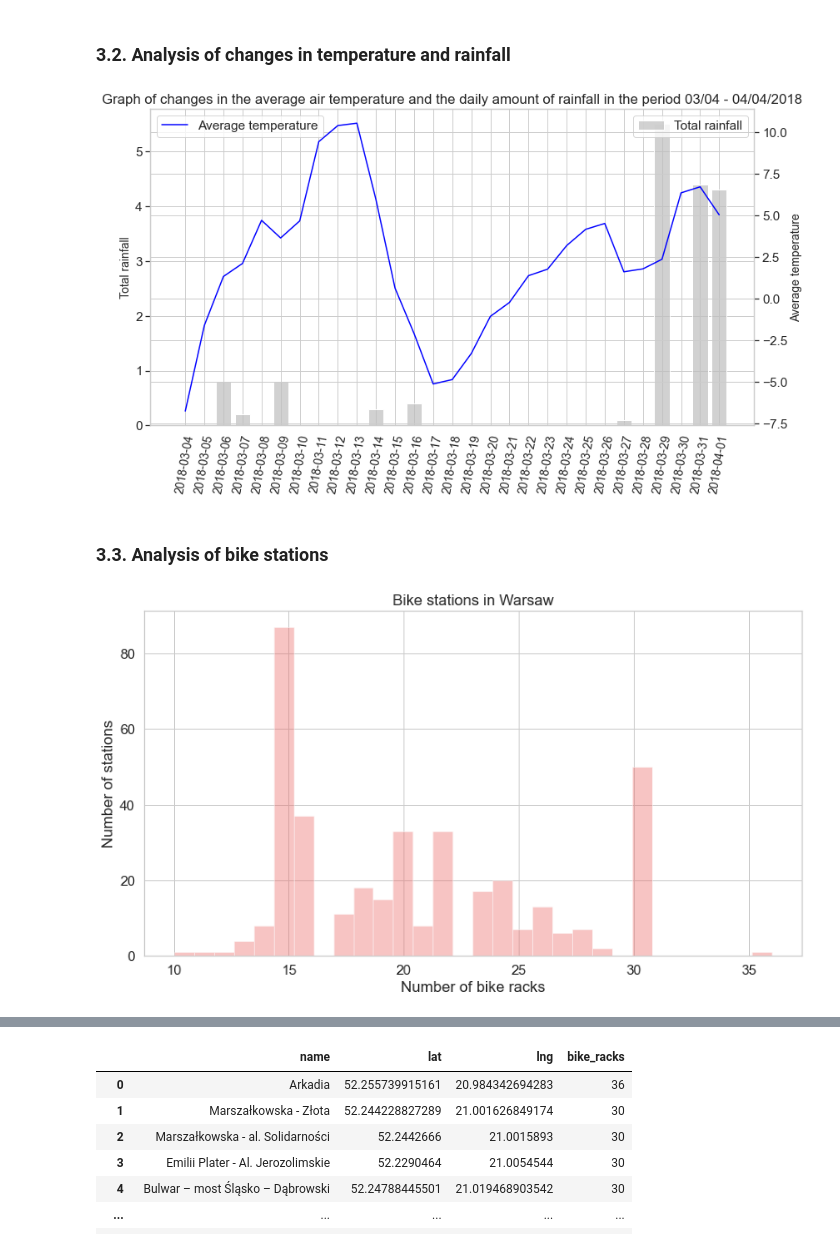
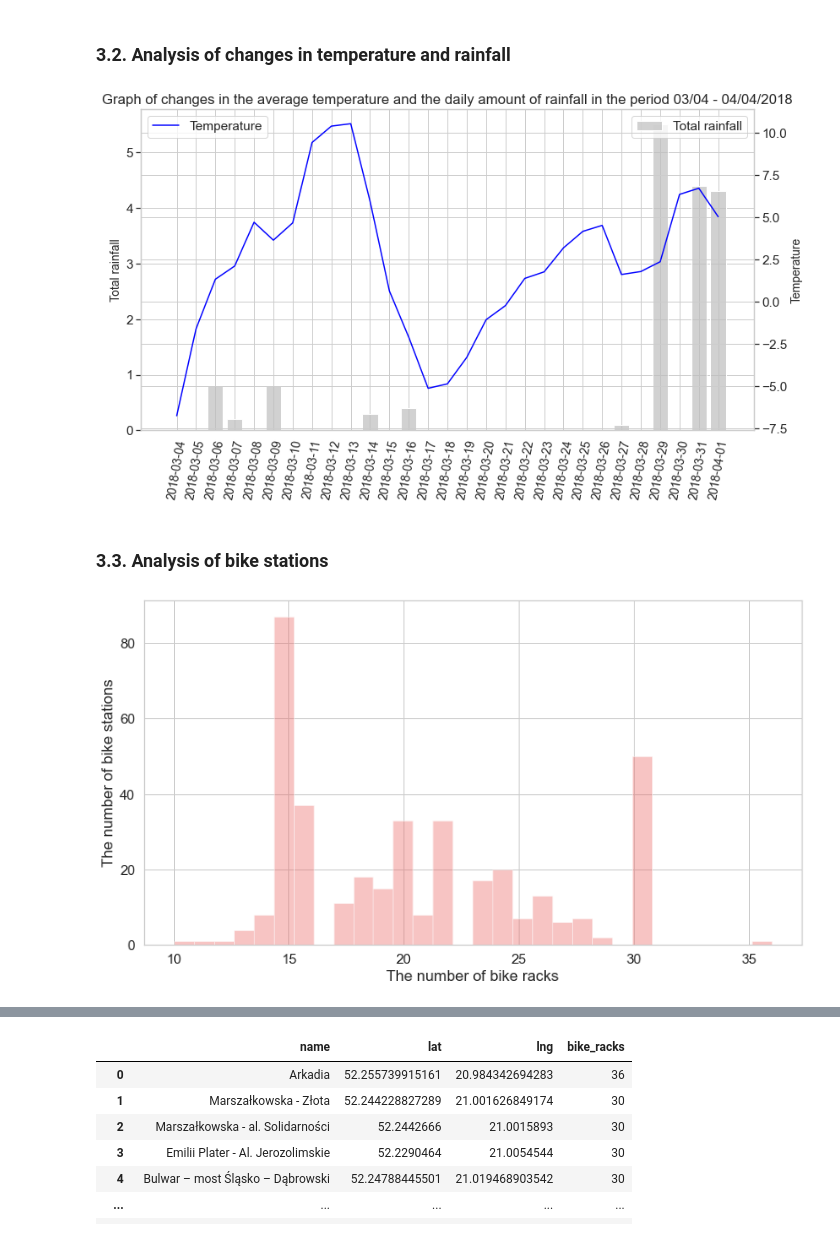
Before and after one commit to piekarsky/Exploratory-Data-Analysis-of-Bike-Sharing-Systems-in-Warsaw, a Jupyter notebook: source.ipynb, the cells around one changed output, grey strips where cells are left out. Drawn from its saved outputs; the diff is of its cells as text; code cells hidden in the pictures.

```diff
--- a/source.ipynb
+++ b/source.ipynb
@@ -70,11 +62,11 @@ def data_preprocessing_1(df):
                      'day': df['date'].str[6:8],
                      'hour': df['date'].str[9:11],
                      'minutes': df['date'].str[11:13]})
-    df['date'] = pd.to_datetime(df_)  # add a column with the date from the above "parts" of JSON name
-    df['day_of_week'] = df['date'].dt.day_name() # add a column with the day of the week
-    df['city_code'] = '352200375' # add a column with the station code for Warsaw
+    df['date'] = pd.to_datetime(df_)  # add the column with the date from the above parts of JSON file names
+    df['the_day_of_the_week'] = df['date'].dt.day_name() # add the column with the day of the week
+    df['city_code'] = '352200375' # add the column with the station code for Warsaw
     df['date_normalize'] = df['date']
-    # add a column with the date in the form Y-M-D
+    # add the column with the date in the form Y-M-D
     df['date_normalize'] = pd.to_datetime(df['date_normalize']).dt.strftime('%Y-%m-%d')
 
     return df
@@ -97,8 +95,8 @@ df = data_preprocessing_2(data)
 # %% [markdown]
 ### 2.2. Loading and joining meteorological data (air temperature and rainfalls)
 # %%
-df_temp_march = pd.read_csv('B00300S_2018_03.csv') # temperature values recorded for March 2018
-df_temp_april = pd.read_csv('B00300S_2018_04.csv') # temperature values recorded for April 2018
+df_temp_march = pd.read_csv('additional_data/B00300S_2018_03.csv') # temperature values recorded for March 2018
+df_temp_april = pd.read_csv('additional_data/B00300S_2018_04.csv') # temperature values recorded for April 2018
 # %%
 def temp_data_preprocessing(df_temp_march, df_temp_april):
 
@@ -160,3 +160,3 @@ df_ = pd.merge(df, total_temp, how='left', on=['date', 'city_code']) # append te
 df_['temperature'] = pd.to_numeric(df_['temperature']) # change the data type of the column with temp values from str to int
 # %%
-rainfall_all = pd.read_excel('rainfall_data_03_04.xlsx')
+rainfall_df = pd.read_excel('additional_data/rainfall_data_03_04.xlsx')
@@ -163,9 +179,9 @@ rainfall_all = pd.read_excel('rainfall_data_03_04.xlsx')
 # %%
-rainfall_all = rainfall_all.drop(columns = [352200375, 'B00606S' ])
-rainfall_all = rainfall_all.rename(columns={"godz": "date", "suma": "rainfall"})
-rainfall_all['date'] = pd.to_datetime(rainfall_all['date'])
+rainfall_df = rainfall_df.drop(columns = [352200375, 'B00606S' ])
+rainfall_df = rainfall_df.rename(columns={"godz": "date", "suma": "rainfall"})
+rainfall_df['date'] = pd.to_datetime(rainfall_df['date'])
 
-df = pd.merge(df_, rainfall_all, how='left', on=['date', 'date']) # append rainfall data to the main data frame
+df = pd.merge(df_, rainfall_df, how='left', on=['date', 'date']) # append rainfall data to the main dataframe
 df = df.fillna(0) # NaNs of 00:10, 00:20, 00:30 etc. have been replaced with zeros
 
 main_df = df.copy()
@@ -516,16 +638,16 @@ rain_temp_df = pd.concat([temp_df, rain_df['rainfall']], axis = 1)  # combine te
 fig, ax = plt.subplots(figsize=(13,7))
 ax2 = ax.twinx()
 ax.bar(rain_temp_df["date_normalize"], rain_temp_df["rainfall"], color=(190/255,190/255,190/255,0.7), label='Total rainfall')
-ax2.plot(rain_temp_df["date_normalize"], rain_temp_df["temperature"], color='blue', label='Average temperature')
+ax2.plot(rain_temp_df["date_normalize"], rain_temp_df["temperature"], color='blue', label='Temperature')
 ax.set_xticklabels(rain_temp_df["date_normalize"][::1], rotation=80, fontsize='14')
 ax.set_ylabel("Total rainfall", fontsize='14')
-ax2.set_ylabel("Average temperature", fontsize='14')
-ax2.set_title("Graph of changes in the average air temperature and the daily amount of rainfall in the period 03/04 - 04/04/2018")
+ax2.set_ylabel("Temperature", fontsize='14')
+ax2.set_title("Graph of changes in the average temperature and the daily amount of rainfall in the period 03/04 - 04/04/2018")
 ax.legend(loc='upper right')
 ax2.legend(loc='upper left')
 plt.show()
 # %% [output]
-[figure, old version]
+[figure, new version]
 # %% [markdown]
 ### 3.3. Analysis of bike stations
 # %%
@@ -539,10 +661,10 @@ bikes_station_df_['bike_racks'] = bikes_station_df_['bike_racks'].astype(int)
 # %%
 plt.figure(figsize=(13,7))
 sns.set(font_scale=1.4, style="whitegrid")
-sns.distplot(bikes_station_df_['bike_racks'], kde = False, bins = 30, color = '#eb6c6a').set(title = 'Bike stations in Warsaw', xlabel = 'Number of bike racks', ylabel = 'Number of stations')
+sns.distplot(bikes_station_df_['bike_racks'], kde = False, bins = 30, color = '#eb6c6a').set(title = '', xlabel = 'The number of bike racks', ylabel = 'The number of bike stations')
 plt.show()
 # %% [output]
-[figure, old version]
+[figure, new version]
 # %%
 bikes_station_df_['bike_racks'].value_counts()
 # %% [output]
```
Also changed, not shown: parts of 72 cells of this notebook.
